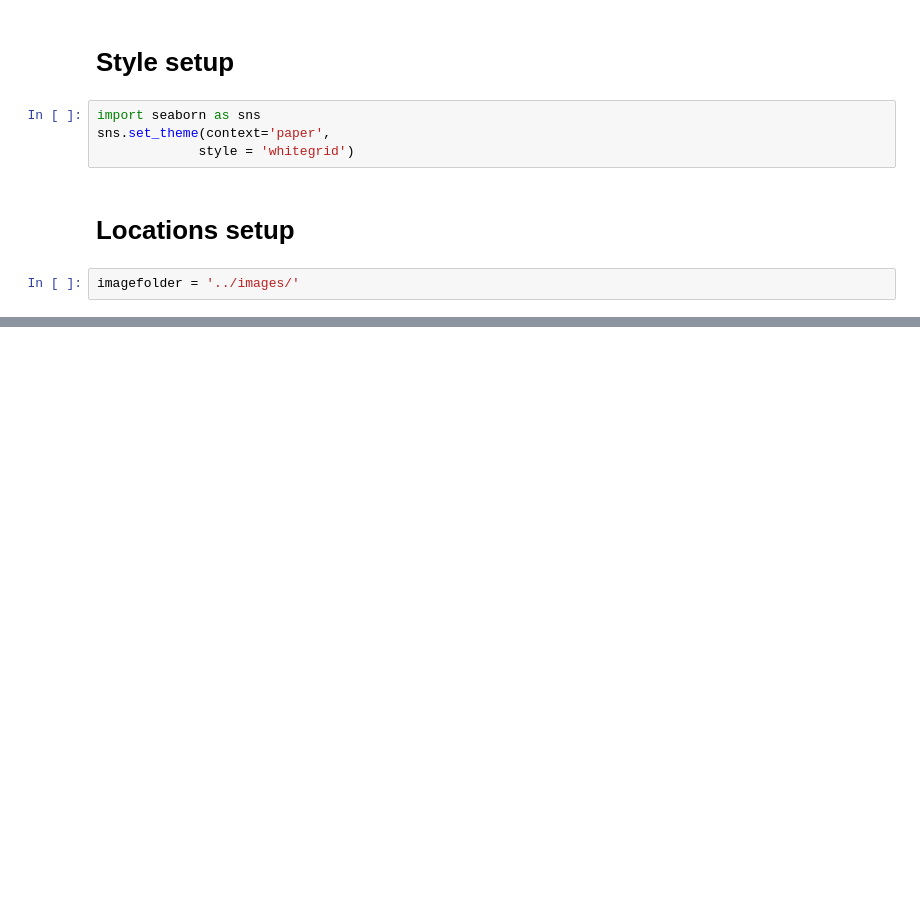
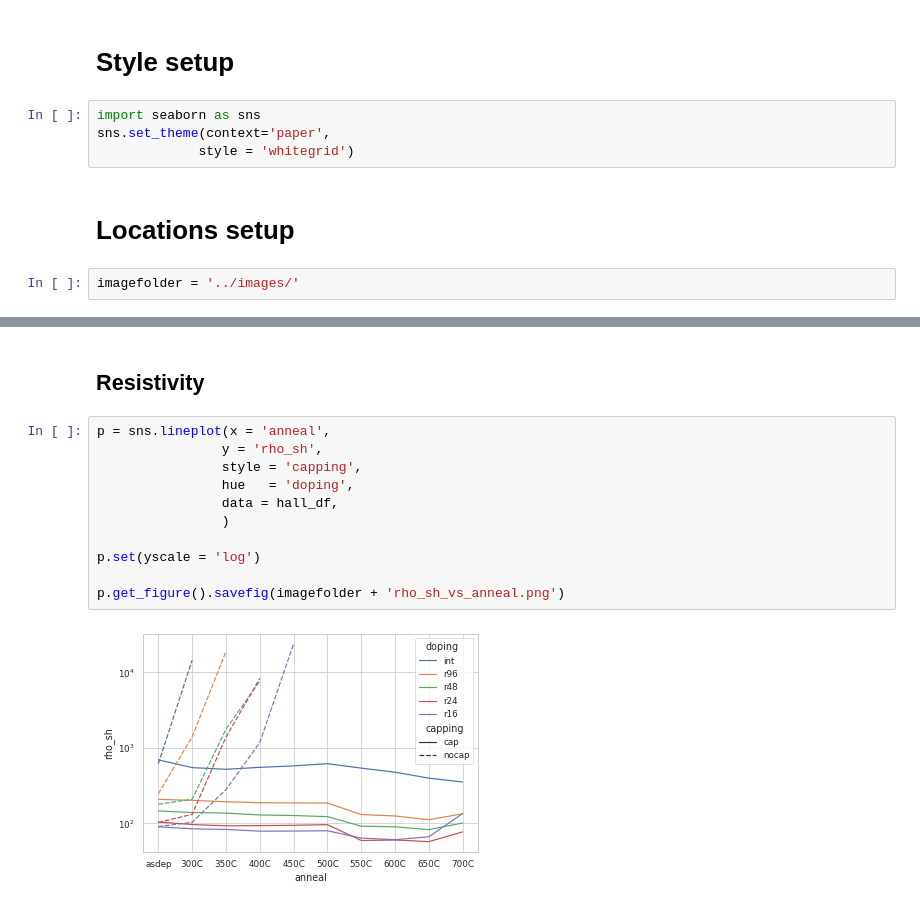
Before and after one commit to peltBartvan/msc-thesis, a Jupyter notebook: scripts/images.ipynb, the cells around one changed output, grey strips where cells are left out. Drawn from its saved outputs; the diff is of its cells as text; blank space fills up the shorter version.

```diff
--- a/scripts/images.ipynb
+++ b/scripts/images.ipynb
@@ -35,0 +73,15 @@ p.get_figure().savefig(imagefolder + 'R_H_vs_anneal.png')
+# %% [markdown]
+## Resistivity
+# %%
+p = sns.lineplot(x = 'anneal',
+                y = 'rho_sh',
+                style = 'capping',
+                hue   = 'doping',
+                data = hall_df,
+                )
+
+p.set(yscale = 'log')
+
+p.get_figure().savefig(imagefolder + 'rho_sh_vs_anneal.png')
+# %% [output]
+[figure, added]
```
Also changed, not shown: parts of 18 cells of this notebook, 1 other file.
